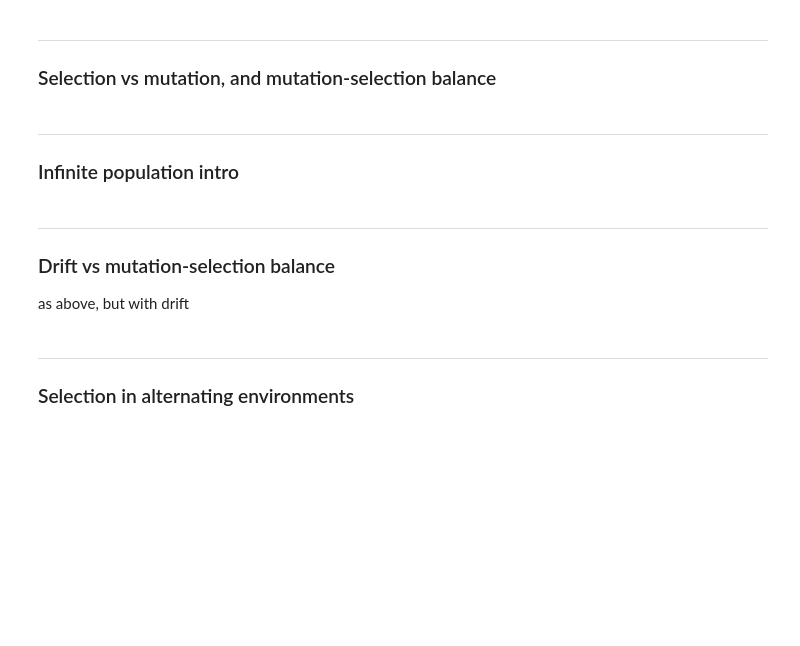
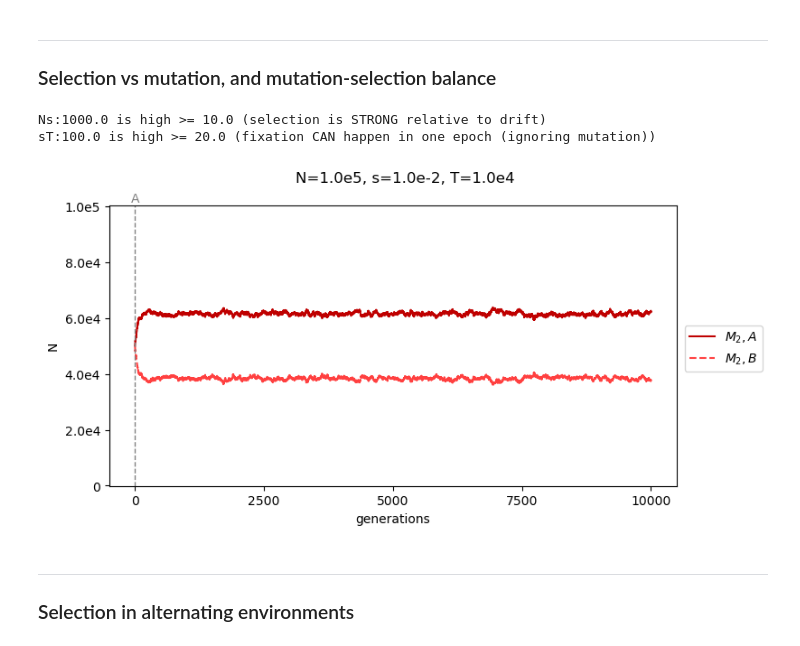
Before and after one commit to mepster/evosim, a Jupyter notebook: evosim.ipynb, the cells around one changed output. Drawn from its saved outputs; the diff is of its cells as text; code cells hidden in the pictures; blank space fills up the shorter version.

```diff
--- a/evosim.ipynb
+++ b/evosim.ipynb
@@ -243,25 +252,23 @@ evosim.evosim(args)
 # %%
 # Goal: to see effect of selection vs mutation, and mutation-selection balance
 args = evosim.default_args.copy()
 
-args.s = 0.01 # no selection when s=0.0
+args.s = 0.01 # 0.01
 args.includeMutation = True # True
-
-args.minMu = 2 # 2 - try 3 4 5
-args.numClades = 1
 
 args.N = 1e5
 args.T = 1e4
-#args.plotLog = True
-args.plotAB = True
+
+args.minMu = 2 # 2
+
+# Re-run multiple times (Cmd-return) with different parameters.
+# experiment 1: change minMu between 2 and 5, re-run multple times (Cmd-return)
+# "mutation selection balance" means that selection pushing A up is balanced by mutation pushing A down
+
+# experiment 2: compare large N to N=-1 (which means infinite population)
 
 evosim.evosim(args)
-
-# Re-run multiple times (Cmd-return) with different parameters.
-# experiment 1: change minMu between 2 and 8, re-run multple times (Cmd-return)
-# experiment 2: compare large N to N=-1 (which means infinite population)
-
-## green one comes up and down
+# %% [output]
+Ns:1000.0 is high >= 10.0 (selection is STRONG relative to drift)
+sT:100.0 is high >= 20.0 (fixation CAN happen in one epoch (ignoring mutation))
+[figure, added]
-# %% [markdown]
----
-### Infinite population intro
@@ -286,8 +275,3 @@ evosim.evosim(args)
-# %% [markdown]
----
-### Drift vs mutation-selection balance
-
-as above, but with drift
 # %% [markdown]
 ---
 ### Selection in alternating environments
```
Also changed, not shown: parts of 18 cells of this notebook.
